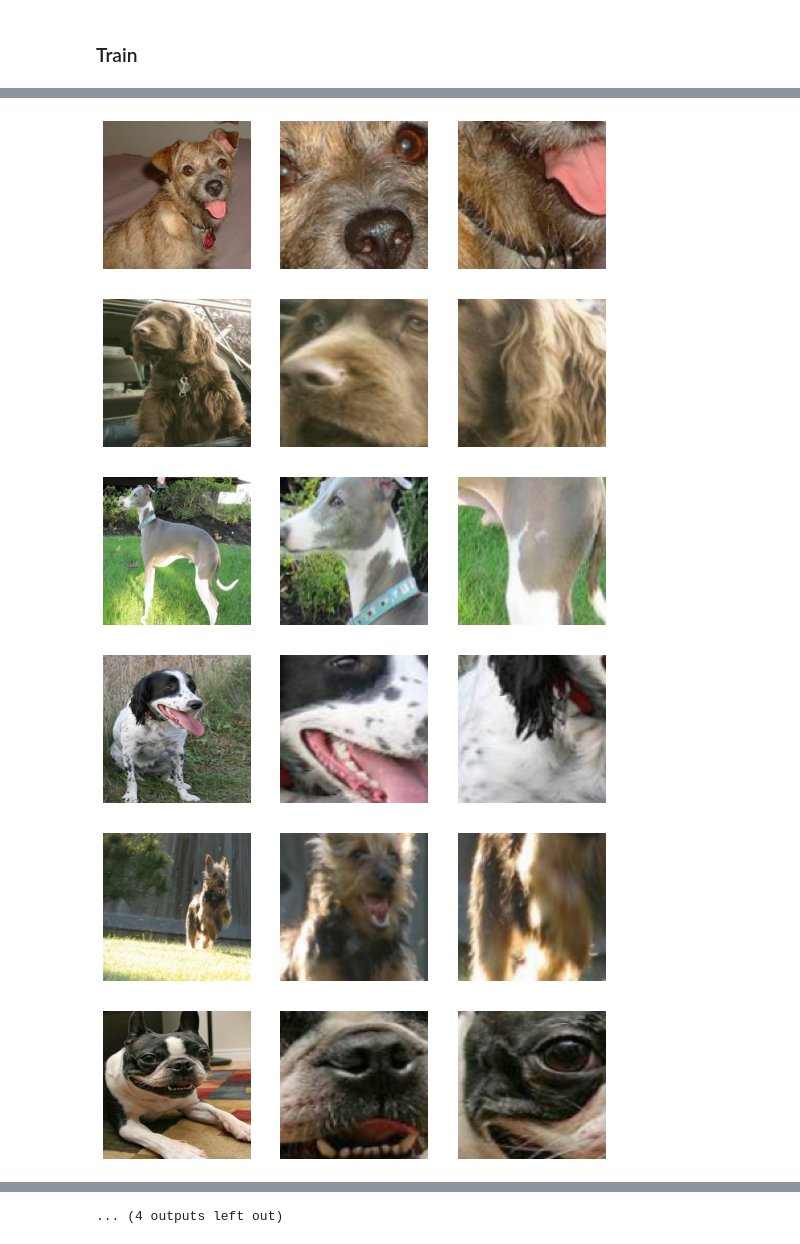
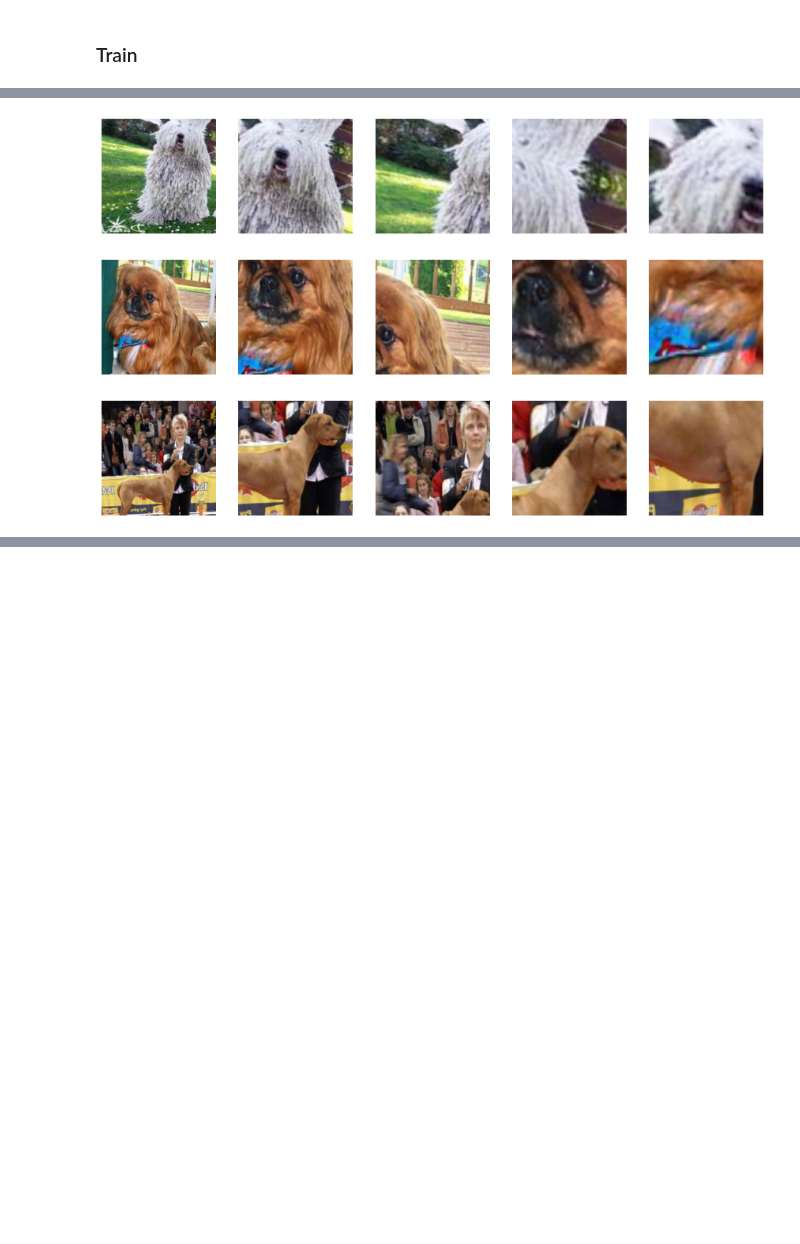
Before and after one commit to KeremTurgutlu/fgvc, a Jupyter notebook: stanford_dog/06- multi_crop_model_poolingnms_v2.ipynb, the cells around one changed output, grey strips where cells are left out. Saved outputs shown, nothing was run; the diff lists cells and outputs as text; code cells hidden in the pictures; blank space fills up the shorter version.

Commit message:
2 large 2 small crops

```diff
--- a/stanford_dog/06- multi_crop_model_poolingnms_v2.ipynb
+++ b/stanford_dog/06- multi_crop_model_poolingnms_v2.ipynb
@@ -158,5 +148,5 @@ learn.load(f"{arch}_stride_{stride_size}_imsize_384");
 # %%
 # learn.validate()
 # %%
-pretrained_vit_encoder = learn.model.encoder.vit_model
+# pretrained_vit_encoder = learn.model.encoder.vit_model
 # %%
@@ -445,7 +471,7 @@ def model_splitter(m): return L(m.full_image_encoder,
 metrics = accuracy
 loss_func = LabelSmoothingCrossEntropyFlat(0.1)
 # %%
-mcvit_model = MultiCropViTV2(pretrained_vit_encoder)
+mcvit_model = MultiCropViTV2(encoder)
 # %%
 cbs = [CollectImages()]
 learn = Learner(dls, mcvit_model, opt_func=ranger, cbs=cbs, metrics=metrics, loss_func=loss_func, splitter=model_splitter)
@@ -453,5 +482,3 @@ learn.to_fp16();
 # %%
-epochs = 2
-lr = 3e-3
-learn.freeze_to(1)
-learn.fit_one_cycle(epochs, lr_max=(lr), pct_start=0.5)
+# learn.freeze_to(1)
+# learn.fit_one_cycle(epochs, lr_max=(lr), pct_start=0.5)
@@ -462,4 +485,4 @@ learn.fit_one_cycle(epochs, lr_max=(lr), pct_start=0.5)
 # %%
 lr /= 3
 learn.unfreeze()
-learn.fit_one_cycle(int(epochs**2), lr_max=lr, pct_start=0.5)
+learn.fit_one_cycle(int(epochs**2), lr_max=[lr/10,lr,lr], pct_start=0.5)
@@ -474,10 +493,7 @@ len(learn.collect_images.images)
 # %%
-for images in learn.collect_images.images[16:32]:
+for images in learn.collect_images.images[:5]:
     show_images([dls.after_batch.decode(o[None,...])[0] for o in images])
 # %% [output]
-[figure, old version]
+[figure, new version]
-[figure, old version]
+[figure, new version]
-[figure, old version]
+[figure, new version]
-[figure, removed]
-[figure, removed]
-[figure, removed]
@@ -490 +499,0 @@ for images in learn.collect_images.images[16:32]:
-... (4 outputs left out)
```
Also changed, not shown: parts of 24 cells of this notebook, 1 other file.
